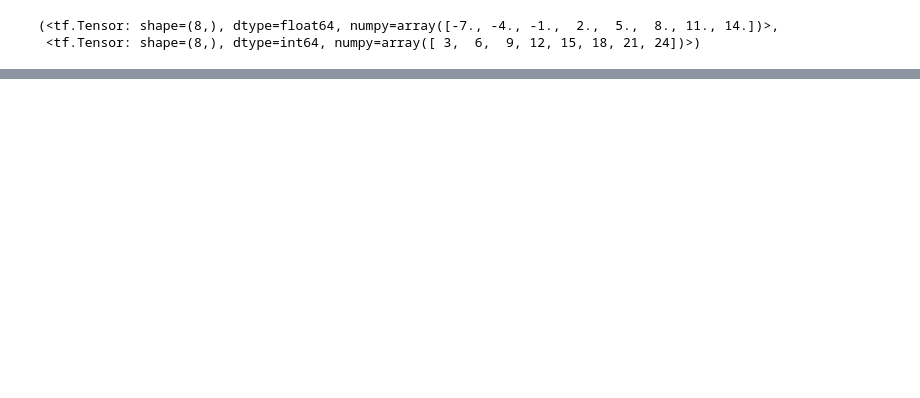
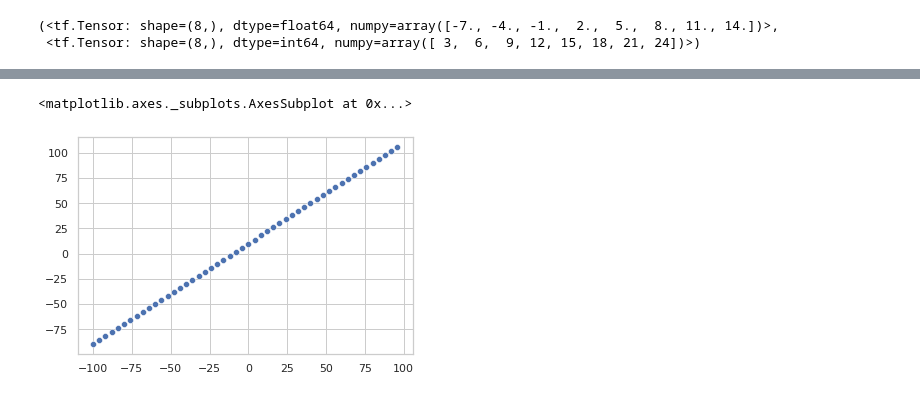
Before and after one commit to Shreyas-13/Tensorflow-Developer, a Jupyter notebook: 01_NN_Regression.ipynb, the cells around one changed output, grey strips where cells are left out. Drawn from its saved outputs; the diff is of its cells as text; code cells hidden in the pictures; blank space fills up the shorter version.

```diff
--- a/01_NN_Regression.ipynb
+++ b/01_NN_Regression.ipynb
@@ -219,0 +233,4 @@ array([[27.078823]], dtype=float32)
+# %%
+X = tf.range(-100, 100, 4)
+y = X+10
+X,y
@@ -219,0 +249,6 @@ array([[27.078823]], dtype=float32)
+# %%
+## Visulaize the data
+sns.scatterplot(x=X, y=y)
+# %% [output]
+<matplotlib.axes._subplots.AxesSubplot at 0x...>
+[figure, added]
```
Also changed, not shown: parts of 12 cells of this notebook.
